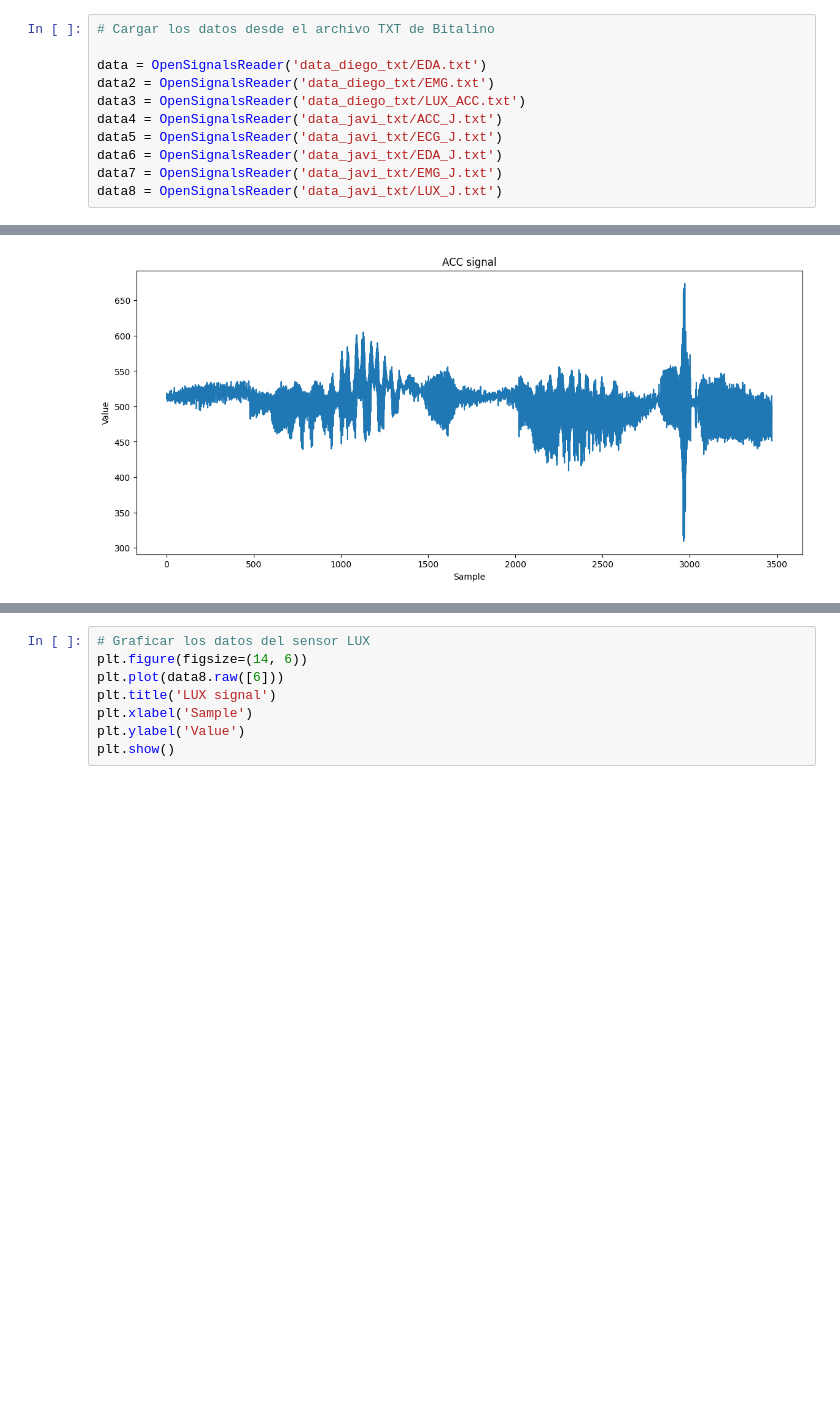
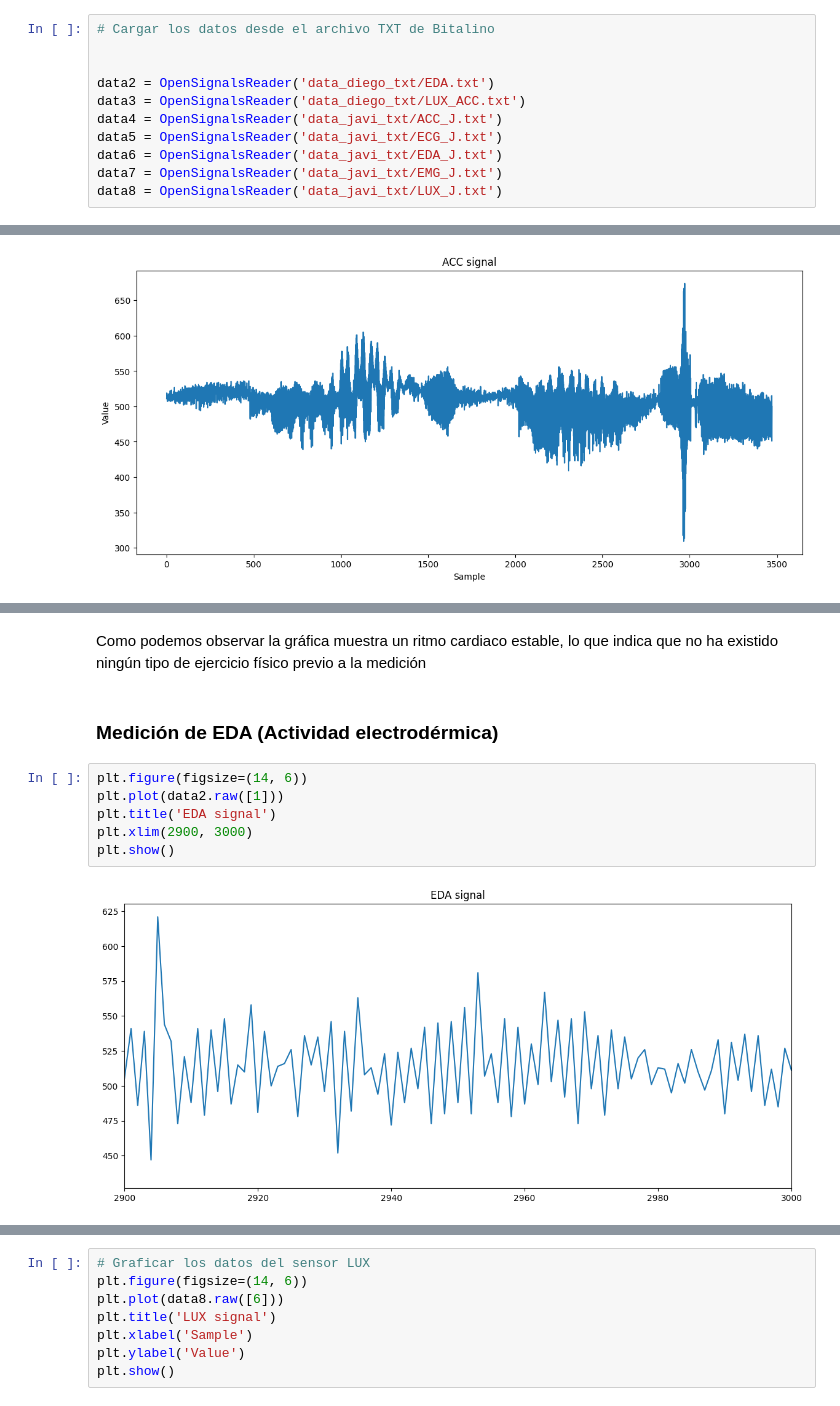
Before and after one commit to Diegodesantos1/Bitalino, a Jupyter notebook: analisis.ipynb, the cells around one changed output, grey strips where cells are left out. Saved outputs shown, nothing was run; the diff lists cells and outputs as text; blank space fills up the shorter version.

```diff
--- a/analisis.ipynb
+++ b/analisis.ipynb
@@ -4,8 +4,8 @@ from opensignalsreader import OpenSignalsReader
 # %%
 # Cargar los datos desde el archivo TXT de Bitalino
 
-data = OpenSignalsReader('data_diego_txt/EDA.txt')
-data2 = OpenSignalsReader('data_diego_txt/EMG.txt')
+
+data2 = OpenSignalsReader('data_diego_txt/EDA.txt')
 data3 = OpenSignalsReader('data_diego_txt/LUX_ACC.txt')
 data4 = OpenSignalsReader('data_javi_txt/ACC_J.txt')
 data5 = OpenSignalsReader('data_javi_txt/ECG_J.txt')
@@ -74,3 +93,15 @@ plt.ylabel('Value')
 plt.show()
 # %% [output]
 [figure]
+# %% [markdown]
+Como podemos observar la gráfica muestra un ritmo cardiaco estable, lo que indica que no ha existido ningún tipo de ejercicio físico previo a la medición
+# %% [markdown]
+### Medición de EDA (Actividad electrodérmica)
+# %%
+plt.figure(figsize=(14, 6))
+plt.plot(data2.raw([1]))
+plt.title('EDA signal')
+plt.xlim(2900, 3000)
+plt.show()
+# %% [output]
+[figure, added]
```
Also changed, not shown: parts of 16 cells of this notebook.
